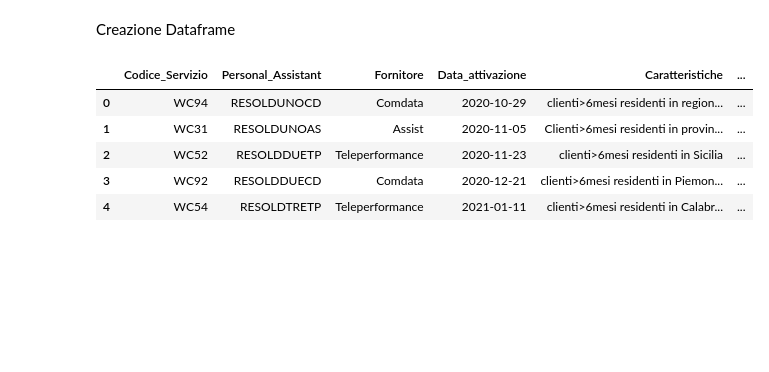
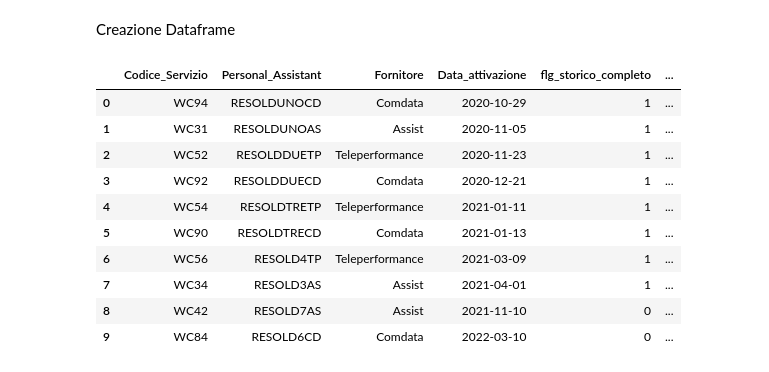
Before and after one commit to RaJaRaJiLLaH/Hands-On-Machine-Learning-with-Scikit-Learn-Keras-and-TensorFlow-3rd-Edition, a Jupyter notebook: 0_Espolarazione_analisi_dati.ipynb, the cells around one changed output. Cells and saved outputs as stored; diff of their text form; code cells hidden in the pictures; blank space fills up the shorter version.

```diff
--- a/0_Espolarazione_analisi_dati.ipynb
+++ b/0_Espolarazione_analisi_dati.ipynb
@@ -5,18 +5,25 @@ Importo **librerie**
 # %%
 import pandas as pd
 import numpy as np
+# %%
+pd.set_option('display.float_format', lambda x: '%.2f' % x)
 # %% [markdown]
 Creazione Dataframe
 # %%
 df_anagrafica= pd.read_excel('/content/0_dataset_input/anagrafica_cellule_wecare.xlsx')
-df_anagrafica.head(5)
+df_anagrafica
 # %% [output]
-|  | Codice_Servizio | Personal_Assistant | Fornitore | Data_attivazione | Caratteristiche | ... |
-| 0 | WC94 | RESOLDUNOCD | Comdata | 2020-10-29 | clienti>6mesi residenti in region... | ... |
-| 1 | WC31 | RESOLDUNOAS | Assist | 2020-11-05 | Clienti>6mesi residenti in provin... | ... |
-| 2 | WC52 | RESOLDDUETP | Teleperformance | 2020-11-23 | clienti>6mesi residenti in Sicilia | ... |
-| 3 | WC92 | RESOLDDUECD | Comdata | 2020-12-21 | clienti>6mesi residenti in Piemon... | ... |
-| 4 | WC54 | RESOLDTRETP | Teleperformance | 2021-01-11 | clienti>6mesi residenti in Calabr... | ... |
+|  | Codice_Servizio | Personal_Assistant | Fornitore | Data_attivazione | flg_storico_completo | ... |
+| 0 | WC94 | RESOLDUNOCD | Comdata | 2020-10-29 | 1 | ... |
+| 1 | WC31 | RESOLDUNOAS | Assist | 2020-11-05 | 1 | ... |
+| 2 | WC52 | RESOLDDUETP | Teleperformance | 2020-11-23 | 1 | ... |
+| 3 | WC92 | RESOLDDUECD | Comdata | 2020-12-21 | 1 | ... |
+| 4 | WC54 | RESOLDTRETP | Teleperformance | 2021-01-11 | 1 | ... |
+| 5 | WC90 | RESOLDTRECD | Comdata | 2021-01-13 | 1 | ... |
+| 6 | WC56 | RESOLD4TP | Teleperformance | 2021-03-09 | 1 | ... |
+| 7 | WC34 | RESOLD3AS | Assist | 2021-04-01 | 1 | ... |
+| 8 | WC42 | RESOLD7AS | Assist | 2021-11-10 | 0 | ... |
+| 9 | WC84 | RESOLD6CD | Comdata | 2022-03-10 | 0 | ... |
 # %%
 df_anagrafica.info()
 # %% [output]
```
Also changed, not shown: parts of 10 cells of this notebook.
